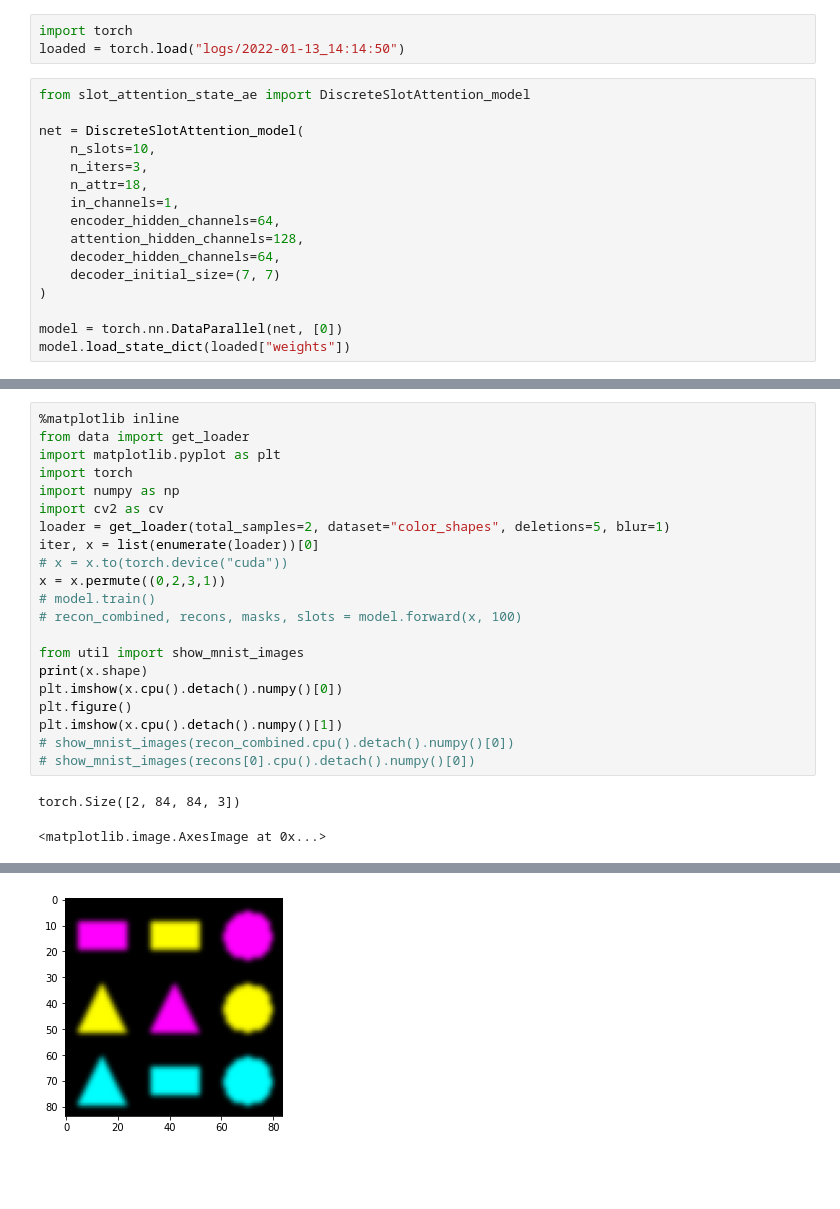
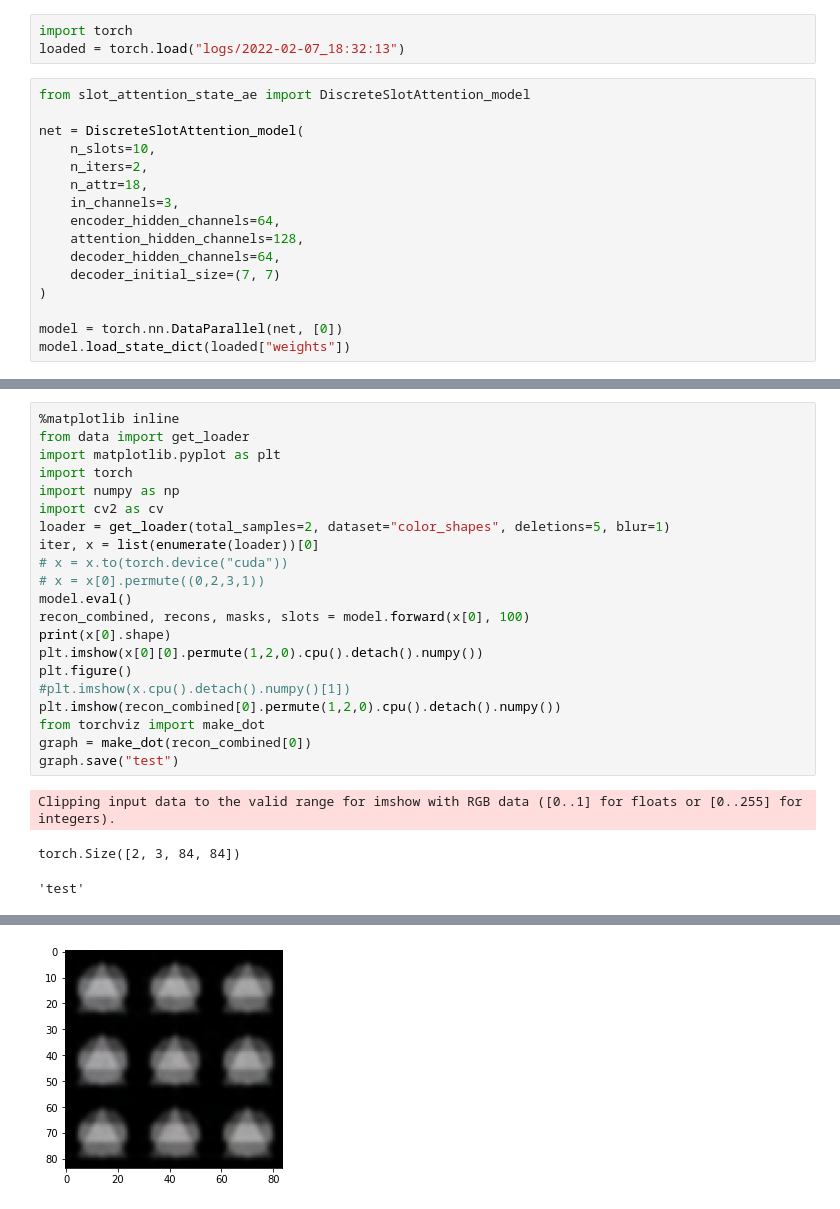
Before and after one commit to m4dcheese/latplan, a Jupyter notebook: state_ae/investigate.ipynb, the cells around one changed output, grey strips where cells are left out. Drawn from its saved outputs; the diff is of its cells as text; blank space fills up the shorter version.

Commit message:
Parameterized random data, refactorings

```diff
--- a/state_ae/investigate.ipynb
+++ b/state_ae/investigate.ipynb
@@ -1,14 +1,14 @@
 # %%
 import torch
-loaded = torch.load("logs/2022-01-13_14:14:50")
+loaded = torch.load("logs/2022-02-07_18:32:13")
 # %%
 from slot_attention_state_ae import DiscreteSlotAttention_model
 
 net = DiscreteSlotAttention_model(
     n_slots=10,
-    n_iters=3,
+    n_iters=2,
     n_attr=18,
-    in_channels=1,
+    in_channels=3,
     encoder_hidden_channels=64,
     attention_hidden_channels=128,
     decoder_hidden_channels=64,
@@ -31,17 +29,18 @@ import cv2 as cv
 loader = get_loader(total_samples=2, dataset="color_shapes", deletions=5, blur=1)
 iter, x = list(enumerate(loader))[0]
 # x = x.to(torch.device("cuda"))
-x = x.permute((0,2,3,1))
-# model.train()
-# recon_combined, recons, masks, slots = model.forward(x, 100)
-
-from util import show_mnist_images
-print(x.shape)
-plt.imshow(x.cpu().detach().numpy()[0])
+# x = x[0].permute((0,2,3,1))
+model.eval()
+recon_combined, recons, masks, slots = model.forward(x[0], 100)
+print(x[0].shape)
+plt.imshow(x[0][0].permute(1,2,0).cpu().detach().numpy())
 plt.figure()
-plt.imshow(x.cpu().detach().numpy()[1])
-# show_mnist_images(recon_combined.cpu().detach().numpy()[0])
-# show_mnist_images(recons[0].cpu().detach().numpy()[0])
+#plt.imshow(x.cpu().detach().numpy()[1])
+plt.imshow(recon_combined[0].permute(1,2,0).cpu().detach().numpy())
+from torchviz import make_dot
+graph = make_dot(recon_combined[0])
+graph.save("test")
 # %% [output]
-torch.Size([2, 84, 84, 3])
+Clipping input data to the valid range for imshow with RGB data ([0..1] for floats or [0..255] for integers).
-<matplotlib.image.AxesImage at 0x...>
+torch.Size([2, 3, 84, 84])
+'test'
@@ -49 +48 @@ torch.Size([2, 84, 84, 3])
-[figure, old version]
+[figure, new version]
```
Also changed, not shown: parts of 4 cells of this notebook, 12 other files.
